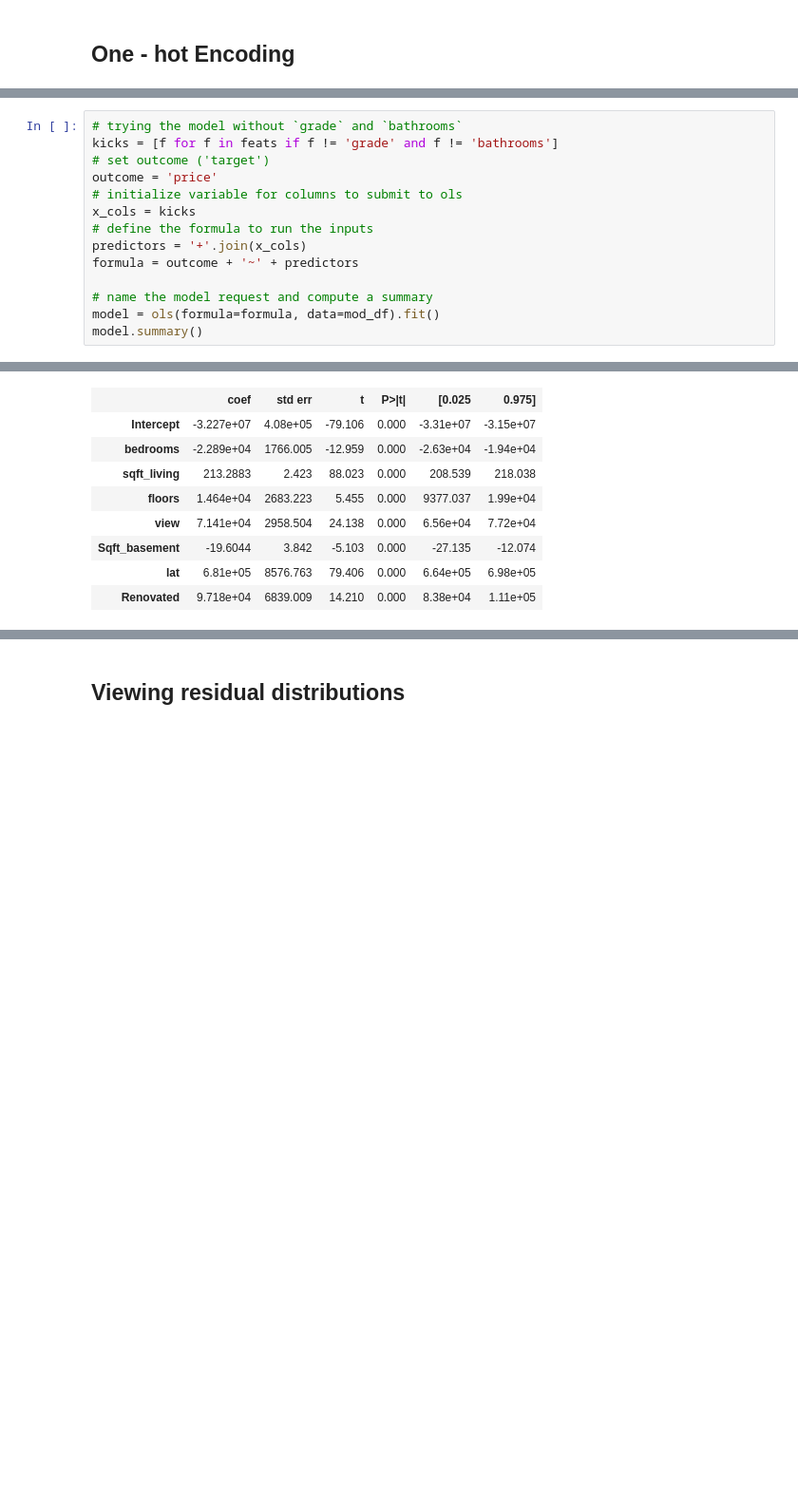
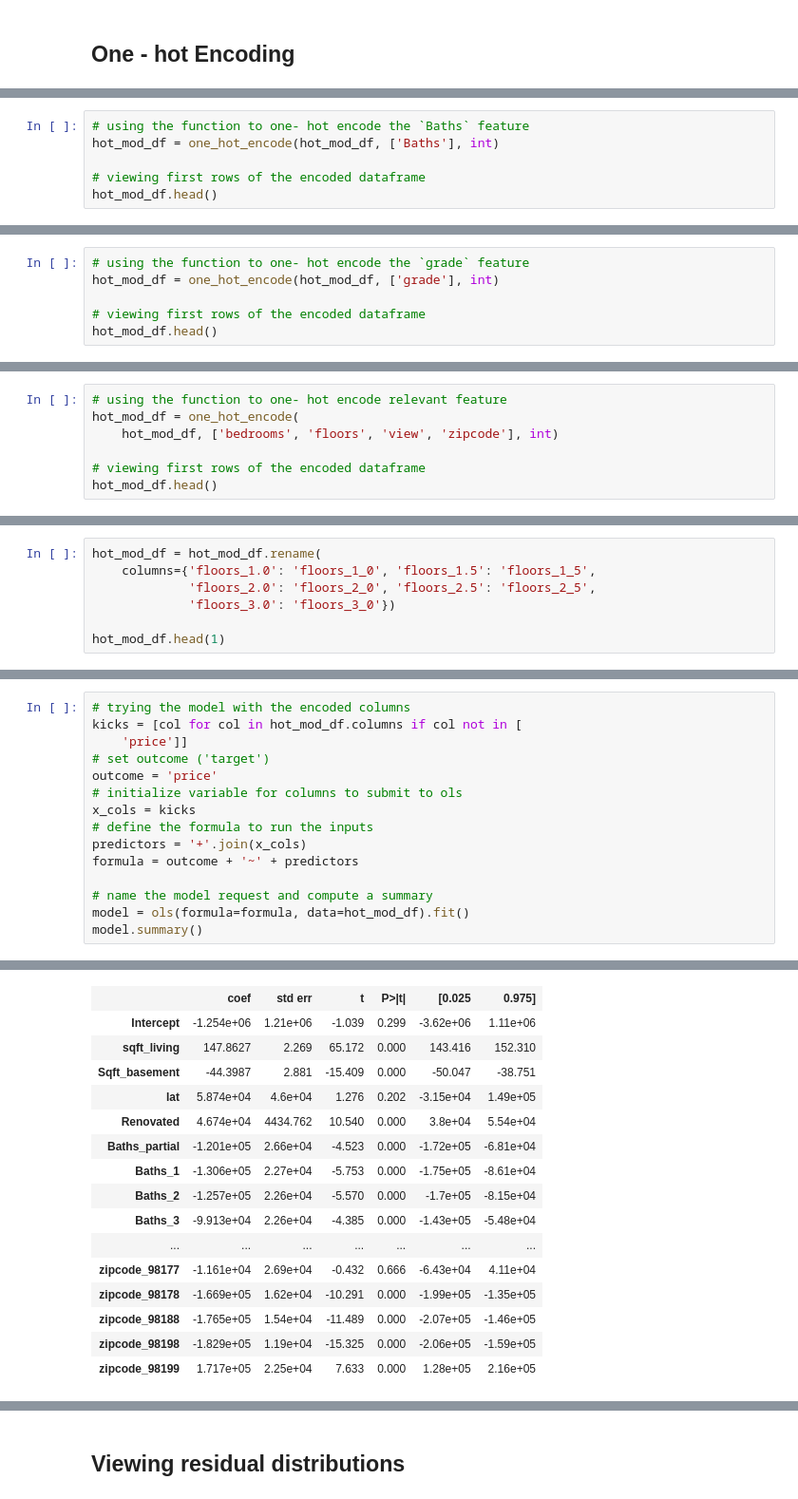
Before and after one commit to jammy-bot/dsc-mod-2-project-v2-1-online-ds-ft-120919, a Jupyter notebook: 3-model-and-conclude.ipynb, the cells around one changed output, grey strips where cells are left out. Shown at 95% size. Cells and saved outputs as stored; diff of their text form; blank space fills up the shorter version.

```diff
--- a/3-model-and-conclude.ipynb
+++ b/3-model-and-conclude.ipynb
@@ -312,0 +322,6 @@ hot_mod_df.head()
+# %%
+# using the function to one- hot encode the `Baths` feature
+hot_mod_df = one_hot_encode(hot_mod_df, ['Baths'], int)
+
+# viewing first rows of the encoded dataframe
+hot_mod_df.head()
@@ -434,0 +631,6 @@ strong multicollinearity or other numerical problems.
+# %%
+# using the function to one- hot encode the `grade` feature
+hot_mod_df = one_hot_encode(hot_mod_df, ['grade'], int)
+
+# viewing first rows of the encoded dataframe
+hot_mod_df.head()
@@ -434,0 +702,7 @@ strong multicollinearity or other numerical problems.
+# %%
+# using the function to one- hot encode relevant feature
+hot_mod_df = one_hot_encode(
+    hot_mod_df, ['bedrooms', 'floors', 'view', 'zipcode'], int)
+
+# viewing first rows of the encoded dataframe
+hot_mod_df.head()
@@ -434,0 +718,7 @@ strong multicollinearity or other numerical problems.
+# %%
+hot_mod_df = hot_mod_df.rename(
+    columns={'floors_1.0': 'floors_1_0', 'floors_1.5': 'floors_1_5',
+             'floors_2.0': 'floors_2_0', 'floors_2.5': 'floors_2_5',
+             'floors_3.0': 'floors_3_0'})
+
+hot_mod_df.head(1)
@@ -435,6 +731,7 @@ strong multicollinearity or other numerical problems.
 # %%
-# trying the model without `grade` and `bathrooms`
-kicks = [f for f in feats if f != 'grade' and f != 'bathrooms']
+# trying the model with the encoded columns
+kicks = [col for col in hot_mod_df.columns if col not in [
+    'price']]
 # set outcome ('target')
 outcome = 'price'
 # initialize variable for columns to submit to ols
@@ -444,7 +741,7 @@ predictors = '+'.join(x_cols)
 formula = outcome + '~' + predictors
 
 # name the model request and compute a summary
-model = ols(formula=formula, data=mod_df).fit()
+model = ols(formula=formula, data=hot_mod_df).fit()
 model.summary()
 # %% [output]
 OLS Regression Results
@@ -459,10 +756,17 @@ OLS Regression Results
 | Covariance Type: | nonrobust |  |  |
 |  | coef | std err | t | P>|t| | [0.025 | 0.975] |
-| Intercept | -3.227e+07 | 4.08e+05 | -79.106 | 0.000 | -3.31e+07 | -3.15e+07 |
-| bedrooms | -2.289e+04 | 1766.005 | -12.959 | 0.000 | -2.63e+04 | -1.94e+04 |
-| sqft_living | 213.2883 | 2.423 | 88.023 | 0.000 | 208.539 | 218.038 |
-| floors | 1.464e+04 | 2683.223 | 5.455 | 0.000 | 9377.037 | 1.99e+04 |
-| view | 7.141e+04 | 2958.504 | 24.138 | 0.000 | 6.56e+04 | 7.72e+04 |
-| Sqft_basement | -19.6044 | 3.842 | -5.103 | 0.000 | -27.135 | -12.074 |
-| lat | 6.81e+05 | 8576.763 | 79.406 | 0.000 | 6.64e+05 | 6.98e+05 |
-| Renovated | 9.718e+04 | 6839.009 | 14.210 | 0.000 | 8.38e+04 | 1.11e+05 |
+| Intercept | -1.254e+06 | 1.21e+06 | -1.039 | 0.299 | -3.62e+06 | 1.11e+06 |
+| sqft_living | 147.8627 | 2.269 | 65.172 | 0.000 | 143.416 | 152.310 |
+| Sqft_basement | -44.3987 | 2.881 | -15.409 | 0.000 | -50.047 | -38.751 |
+| lat | 5.874e+04 | 4.6e+04 | 1.276 | 0.202 | -3.15e+04 | 1.49e+05 |
+| Renovated | 4.674e+04 | 4434.762 | 10.540 | 0.000 | 3.8e+04 | 5.54e+04 |
+| Baths_partial | -1.201e+05 | 2.66e+04 | -4.523 | 0.000 | -1.72e+05 | -6.81e+04 |
+| Baths_1 | -1.306e+05 | 2.27e+04 | -5.753 | 0.000 | -1.75e+05 | -8.61e+04 |
+| Baths_2 | -1.257e+05 | 2.26e+04 | -5.570 | 0.000 | -1.7e+05 | -8.15e+04 |
+| Baths_3 | -9.913e+04 | 2.26e+04 | -4.385 | 0.000 | -1.43e+05 | -5.48e+04 |
+| ... | ... | ... | ... | ... | ... | ... |
+| zipcode_98177 | -1.161e+04 | 2.69e+04 | -0.432 | 0.666 | -6.43e+04 | 4.11e+04 |
+| zipcode_98178 | -1.669e+05 | 1.62e+04 | -10.291 | 0.000 | -1.99e+05 | -1.35e+05 |
+| zipcode_98188 | -1.765e+05 | 1.54e+04 | -11.489 | 0.000 | -2.07e+05 | -1.46e+05 |
+| zipcode_98198 | -1.829e+05 | 1.19e+04 | -15.325 | 0.000 | -2.06e+05 | -1.59e+05 |
+| zipcode_98199 | 1.717e+05 | 2.25e+04 | 7.633 | 0.000 | 1.28e+05 | 2.16e+05 |
```
Also changed, not shown: parts of 64 cells of this notebook.
